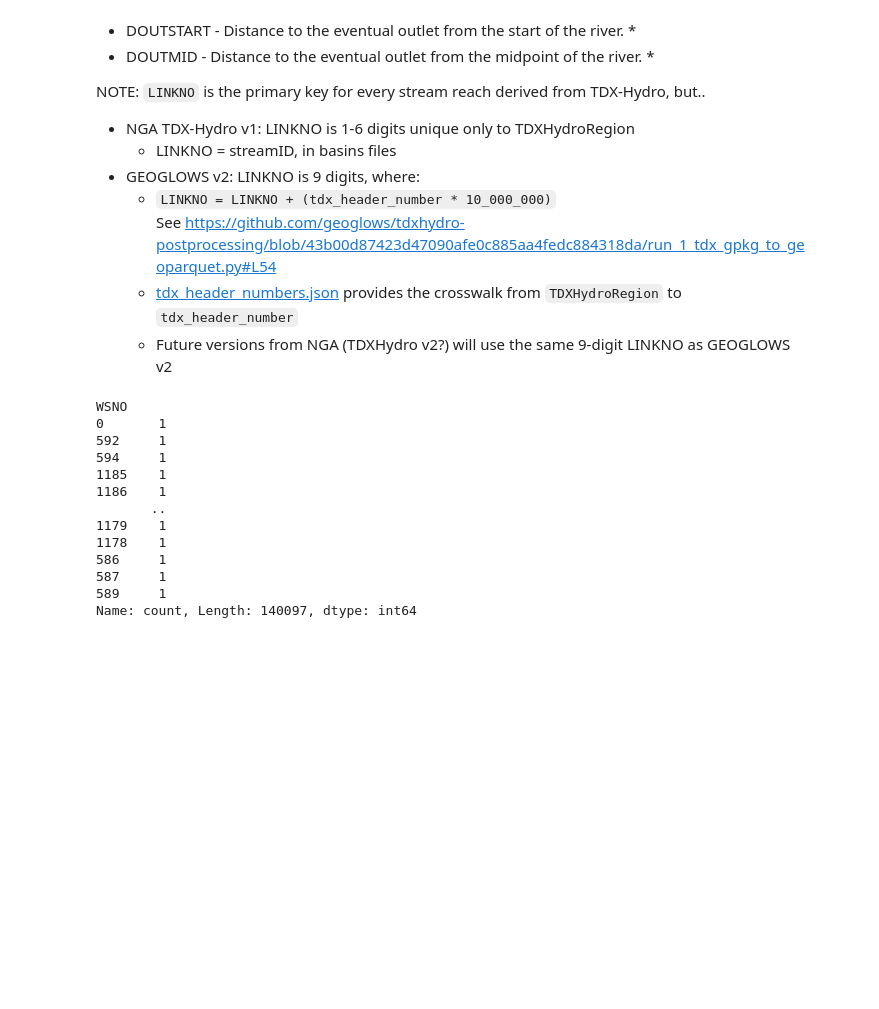
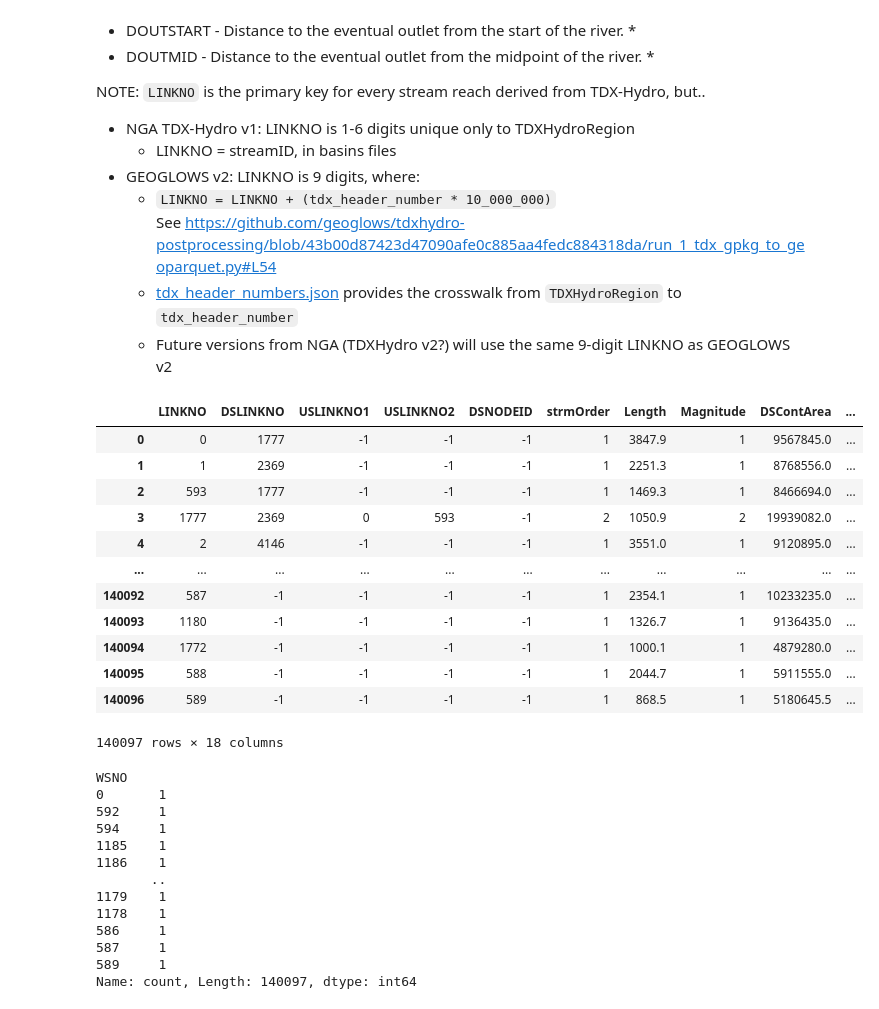
Before and after one commit to WikiWatershed/global-hydrography, a Jupyter notebook: sandbox/explore_data_sources.ipynb, the cells around one changed output. Drawn from its saved outputs; the diff is of its cells as text; code cells hidden in the pictures; blank space fills up the shorter version.

```diff
--- a/sandbox/explore_data_sources.ipynb
+++ b/sandbox/explore_data_sources.ipynb
@@ -1153,6 +1204,22 @@ NOTE: `LINKNO` is the primary key for every stream reach derived from TDX-Hydro,
     See https://github.com/geoglows/tdxhydro-postprocessing/blob/43b00d87423d47090afe0c885aa4fedc884318da/run_1_tdx_gpkg_to_geoparquet.py#L54
   - [tdx_header_numbers.json](http://geoglows-v2.s3-website-us-west-2.amazonaws.com/#tdxhydro-processing/) provides the crosswalk from `TDXHydroRegion` to `tdx_header_number`
   - Future versions from NGA (TDXHydro v2?) will use the same 9-digit LINKNO as GEOGLOWS v2
+# %%
+tdx_stream_7020038340_gdf
+# %% [output]
+|  | LINKNO | DSLINKNO | USLINKNO1 | USLINKNO2 | DSNODEID | strmOrder | Length | Magnitude | DSContArea | ... |
+| 0 | 0 | 1777 | -1 | -1 | -1 | 1 | 3847.9 | 1 | 9567845.0 | ... |
+| 1 | 1 | 2369 | -1 | -1 | -1 | 1 | 2251.3 | 1 | 8768556.0 | ... |
+| 2 | 593 | 1777 | -1 | -1 | -1 | 1 | 1469.3 | 1 | 8466694.0 | ... |
+| 3 | 1777 | 2369 | 0 | 593 | -1 | 2 | 1050.9 | 2 | 19939082.0 | ... |
+| 4 | 2 | 4146 | -1 | -1 | -1 | 1 | 3551.0 | 1 | 9120895.0 | ... |
+| ... | ... | ... | ... | ... | ... | ... | ... | ... | ... | ... |
+| 140092 | 587 | -1 | -1 | -1 | -1 | 1 | 2354.1 | 1 | 10233235.0 | ... |
+| 140093 | 1180 | -1 | -1 | -1 | -1 | 1 | 1326.7 | 1 | 9136435.0 | ... |
+| 140094 | 1772 | -1 | -1 | -1 | -1 | 1 | 1000.1 | 1 | 4879280.0 | ... |
+| 140095 | 588 | -1 | -1 | -1 | -1 | 1 | 2044.7 | 1 | 5911555.0 | ... |
+| 140096 | 589 | -1 | -1 | -1 | -1 | 1 | 868.5 | 1 | 5180645.5 | ... |
+140097 rows × 18 columns
 # %%
 # See if Watershed Number (WSNO) might indicate the root of a tree
 # Answer: nope.
```
Also changed, not shown: parts of 7 cells of this notebook, 1 other file.
